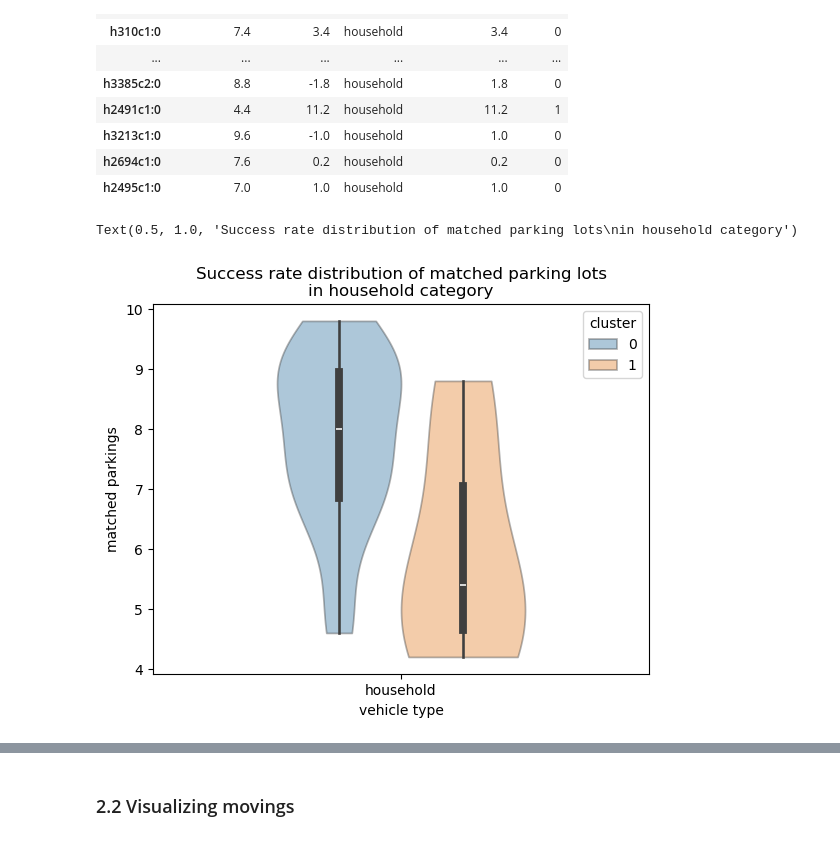
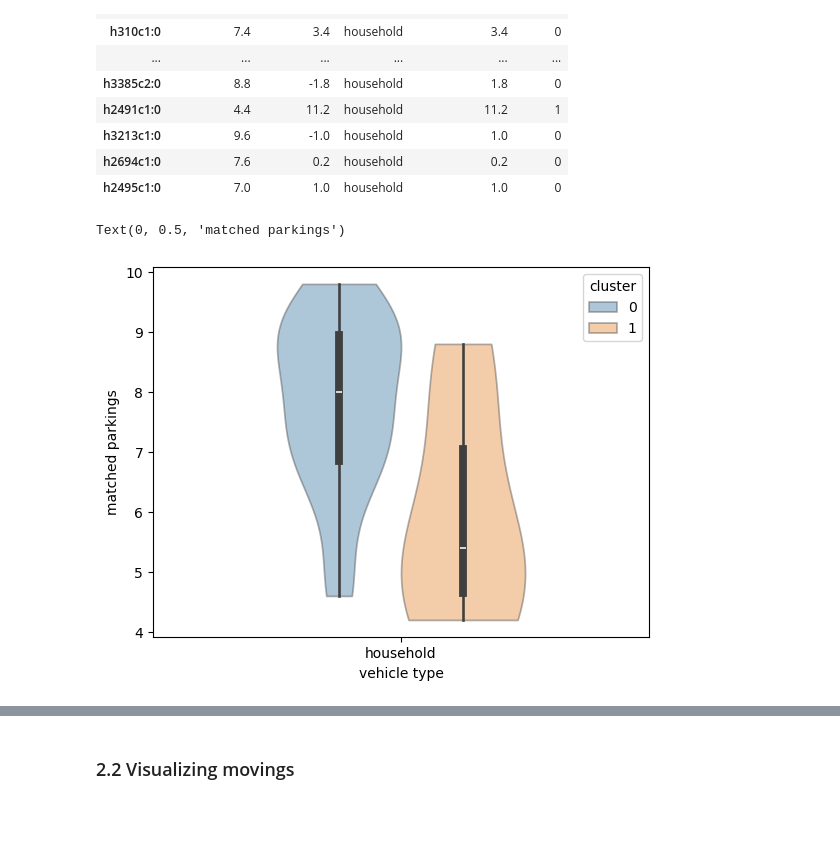
Before and after one commit to alelevente/inverse-parking, a Jupyter notebook: 02_da/05_distr_grad_analy.ipynb, the cells around one changed output, grey strips where cells are left out. Cells and saved outputs as stored; diff of their text form; code cells hidden in the pictures; blank space fills up the shorter version.

```diff
--- a/02_da/05_distr_grad_analy.ipynb
+++ b/02_da/05_distr_grad_analy.ipynb
@@ -170,13 +170,13 @@ household_gl_df
 # %%
 sns.violinplot(data = household_gl_df, x = "type", y = "position_rate", hue = "cluster",
                cut = 0, #fixing to the data's scale
                width=0.5, alpha=0.4)
 plt.xlabel("vehicle type")
 plt.ylabel("matched parkings")
-plt.title("Success rate distribution of matched parking lots\nin household category")
+#plt.title("Success rate distribution of matched parking lots\nin household category")
 # %% [output]
-Text(0.5, 1.0, 'Success rate distribution of matched parking lots\nin household category')
+Text(0, 0.5, 'matched parkings')
-[figure, old version]
+[figure, new version]
 # %%
 sns.violinplot(data = household_gl_df, x = "type", y = "time_offset", hue = "cluster",
                cut = 0,
```
Also changed, not shown: parts of 3 cells of this notebook, 9 other files.
